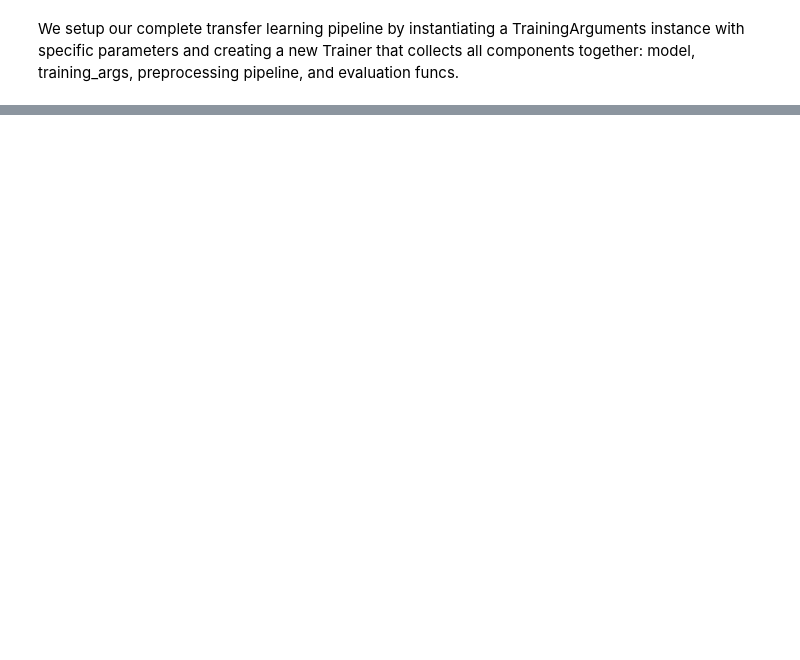
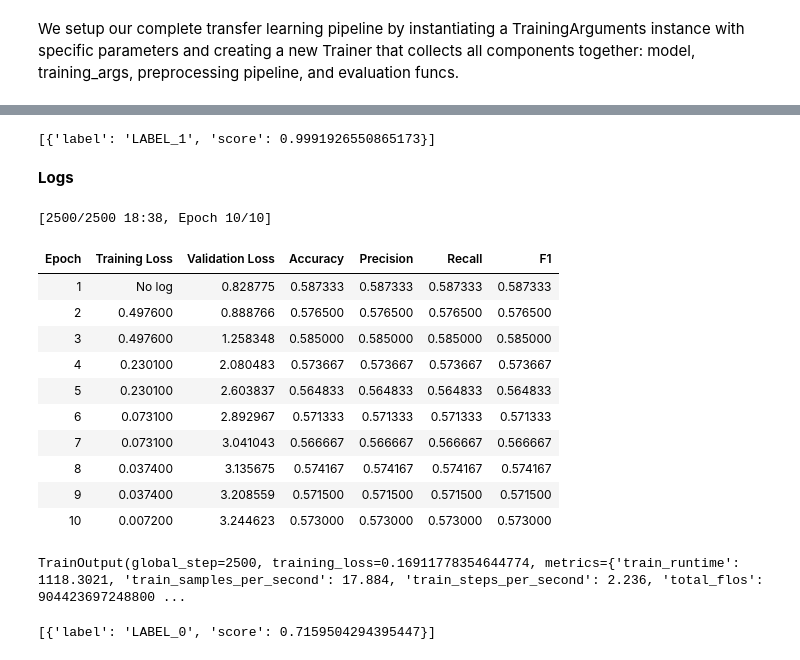
Before and after one commit to clem21chan/Clinical_Trials_Capstone, a Jupyter notebook: Notebooks/4.1_AdvModel_WordEmbedding.ipynb, the cells around one changed output, grey strips where cells are left out. Saved outputs shown, nothing was run; the diff lists cells and outputs as text; code cells hidden in the pictures; blank space fills up the shorter version.

```diff
--- a/Notebooks/4.1_AdvModel_WordEmbedding.ipynb
+++ b/Notebooks/4.1_AdvModel_WordEmbedding.ipynb
@@ -110,14 +121,6 @@ BertConfig {
   "use_cache": true,
   "vocab_size": 28996
 }
-# %%
-def preprocess_function(examples):
-    return tokenizer(examples["text"], truncation=True, padding=True)
-
-# pro forma hugging face text processing setup
-tokenized_data = dataset.map(preprocess_function, batched=True)
-
-data_collator = DataCollatorWithPadding(tokenizer=tokenizer)
 # %% [markdown]
 
 Here, we actually pull a pre-trained model and get it setup with our desired output classification labels.
@@ -202,5 +179,3 @@ test.reset_index(drop=True).to_csv("bert_test.csv")
 # %%
-from datasets import load_dataset
-
 # load as hugging face dataset
-dataset = load_dataset('csv', data_files={'train': 'bert_train.csv', 'test': 'bert_test.csv'})
+dataset = load_dataset('csv', data_files={'train': 'data/bert_train.csv', 'test': 'data/bert_test.csv'})
@@ -254,0 +231,2 @@ ImportError: Using the `Trainer` with `PyTorch` requires `accelerate>=0.21.0`: P
+# %%
+trainer.train()
@@ -254,0 +242,30 @@ ImportError: Using the `Trainer` with `PyTorch` requires `accelerate>=0.21.0`: P
+# %%
+# predictions for the entire dataset
+pipe = TextClassificationPipeline(model=model, tokenizer=tokenizer, return_all_scores=False, device='cuda')
+pipe(["Developing a Diabetic Foot Ulcer Protocol"])
+# %% [output]
+[{'label': 'LABEL_1', 'score': 0.9991926550865173}]
+# %% [markdown]
+**Logs**
+# %%
+trainer.train()
+# %% [output]
+[2500/2500 18:38, Epoch 10/10]
+| Epoch | Training Loss | Validation Loss | Accuracy | Precision | Recall | F1 |
+| 1 | No log | 0.828775 | 0.587333 | 0.587333 | 0.587333 | 0.587333 |
+| 2 | 0.497600 | 0.888766 | 0.576500 | 0.576500 | 0.576500 | 0.576500 |
+| 3 | 0.497600 | 1.258348 | 0.585000 | 0.585000 | 0.585000 | 0.585000 |
+| 4 | 0.230100 | 2.080483 | 0.573667 | 0.573667 | 0.573667 | 0.573667 |
+| 5 | 0.230100 | 2.603837 | 0.564833 | 0.564833 | 0.564833 | 0.564833 |
+| 6 | 0.073100 | 2.892967 | 0.571333 | 0.571333 | 0.571333 | 0.571333 |
+| 7 | 0.073100 | 3.041043 | 0.566667 | 0.566667 | 0.566667 | 0.566667 |
+| 8 | 0.037400 | 3.135675 | 0.574167 | 0.574167 | 0.574167 | 0.574167 |
+| 9 | 0.037400 | 3.208559 | 0.571500 | 0.571500 | 0.571500 | 0.571500 |
+| 10 | 0.007200 | 3.244623 | 0.573000 | 0.573000 | 0.573000 | 0.573000 |
+TrainOutput(global_step=2500, training_loss=0.16911778354644774, metrics={'train_runtime': 1118.3021, 'train_samples_per_second': 17.884, 'train_steps_per_second': 2.236, 'total_flos': 904423697248800 ...
+# %%
+# predictions for the entire dataset
+pipe = TextClassificationPipeline(model=model, tokenizer=tokenizer, return_all_scores=False, device='cuda')
+pipe(["Developing a Diabetic Foot Ulcer Protocol"])
+# %% [output]
+[{'label': 'LABEL_0', 'score': 0.7159504294395447}]
```
Also changed, not shown: parts of 25 cells of this notebook, 2 other files.
